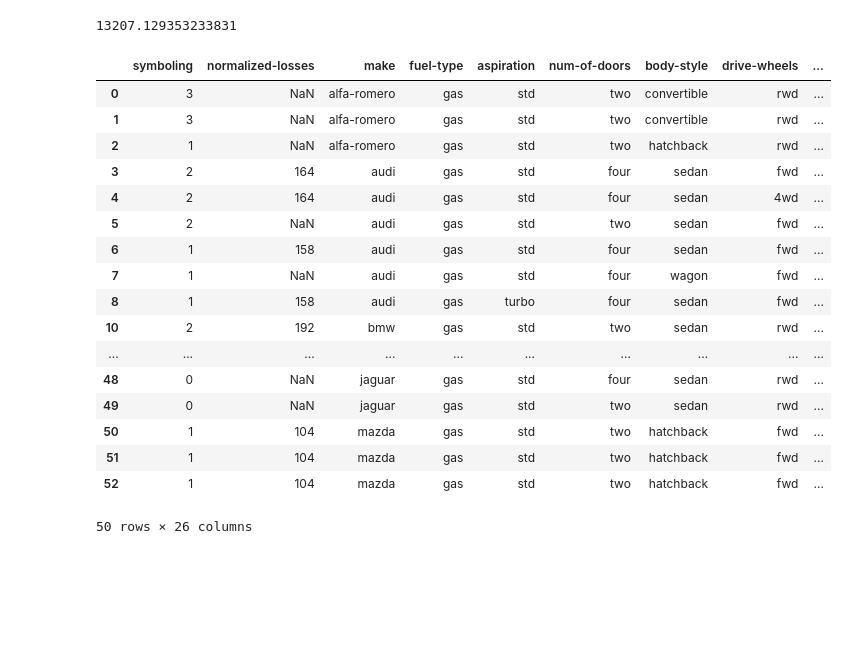
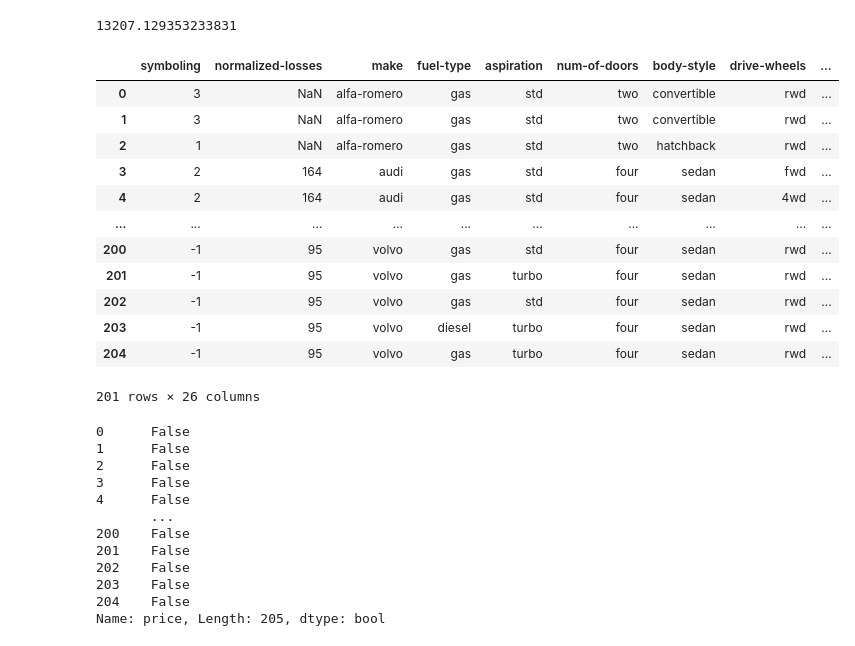
Before and after one commit to Abi-RD/DFEDATA4, a Jupyter notebook: Pandas & Numpy/Pandas_exercise.ipynb, the cells around one changed output. Saved outputs shown, nothing was run; the diff lists cells and outputs as text; code cells hidden in the pictures; blank space fills up the shorter version.

```diff
--- a/Pandas & Numpy/Pandas_exercise.ipynb
+++ b/Pandas & Numpy/Pandas_exercise.ipynb
@@ -136,25 +136,37 @@ df1.astype(float).mean()
 
 df = df.replace('?',np.NaN)
 # %%
-#  looking for NaN values in price
+#  deleting NaN values in 'price' column
 
-df.dropna(subset=['price']).head(50)
+df.dropna(subset=['price'])
 # %% [output]
 |  | symboling | normalized-losses | make | fuel-type | aspiration | num-of-doors | body-style | drive-wheels | ... |
 | 0 | 3 | NaN | alfa-romero | gas | std | two | convertible | rwd | ... |
 | 1 | 3 | NaN | alfa-romero | gas | std | two | convertible | rwd | ... |
 | 2 | 1 | NaN | alfa-romero | gas | std | two | hatchback | rwd | ... |
 | 3 | 2 | 164 | audi | gas | std | four | sedan | fwd | ... |
 | 4 | 2 | 164 | audi | gas | std | four | sedan | 4wd | ... |
-| 5 | 2 | NaN | audi | gas | std | two | sedan | fwd | ... |
-| 6 | 1 | 158 | audi | gas | std | four | sedan | fwd | ... |
-| 7 | 1 | NaN | audi | gas | std | four | wagon | fwd | ... |
-| 8 | 1 | 158 | audi | gas | turbo | four | sedan | fwd | ... |
-| 10 | 2 | 192 | bmw | gas | std | two | sedan | rwd | ... |
 | ... | ... | ... | ... | ... | ... | ... | ... | ... | ... |
-| 48 | 0 | NaN | jaguar | gas | std | four | sedan | rwd | ... |
-| 49 | 0 | NaN | jaguar | gas | std | two | sedan | rwd | ... |
-| 50 | 1 | 104 | mazda | gas | std | two | hatchback | fwd | ... |
-| 51 | 1 | 104 | mazda | gas | std | two | hatchback | fwd | ... |
-| 52 | 1 | 104 | mazda | gas | std | two | hatchback | fwd | ... |
+| 200 | -1 | 95 | volvo | gas | std | four | sedan | rwd | ... |
+| 201 | -1 | 95 | volvo | gas | turbo | four | sedan | rwd | ... |
+| 202 | -1 | 95 | volvo | gas | std | four | sedan | rwd | ... |
+| 203 | -1 | 95 | volvo | diesel | turbo | four | sedan | rwd | ... |
+| 204 | -1 | 95 | volvo | gas | turbo | four | sedan | rwd | ... |
-50 rows × 26 columns
+201 rows × 26 columns
+# %%
+# checking all missing values from the 'price' column have been dropped
+
+df.price.isna()
+# %% [output]
+0      False
+1      False
+2      False
+3      False
+4      False
+       ...
+200    False
+201    False
+202    False
+203    False
+204    False
+Name: price, Length: 205, dtype: bool
```
